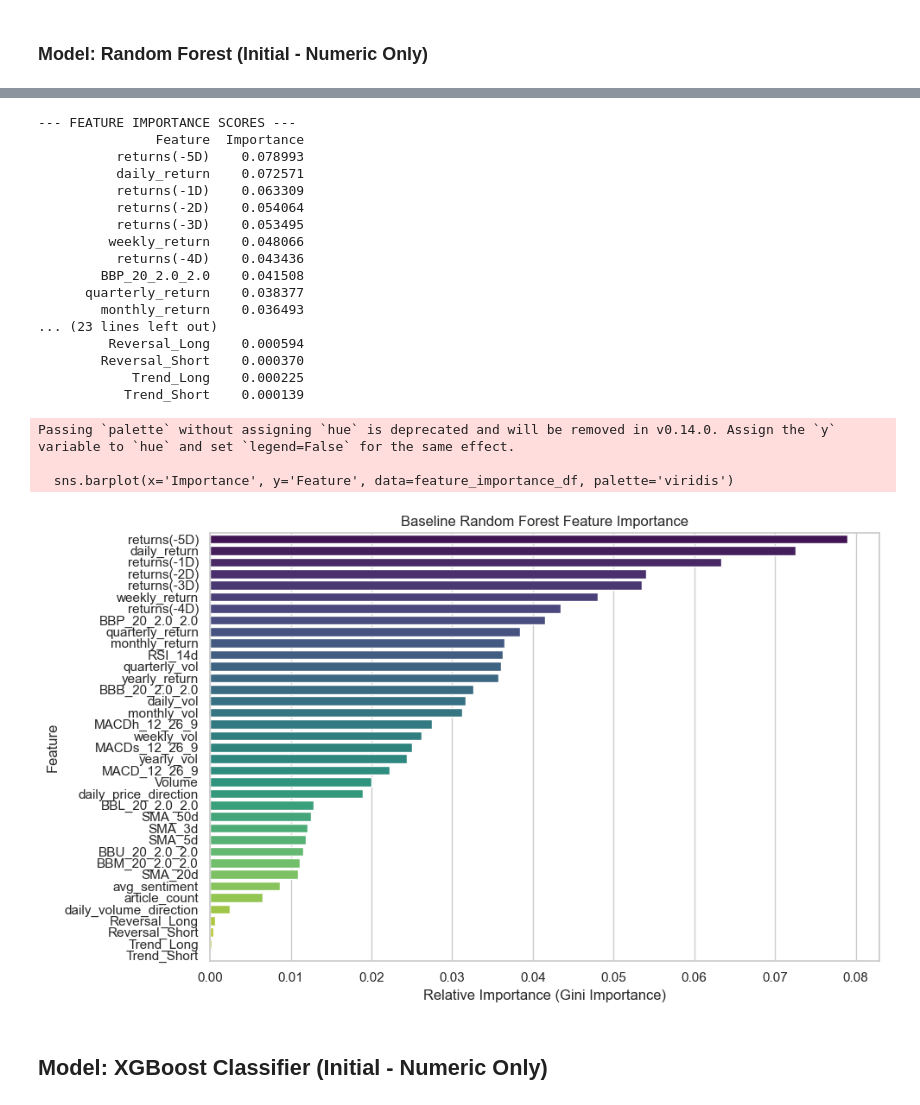
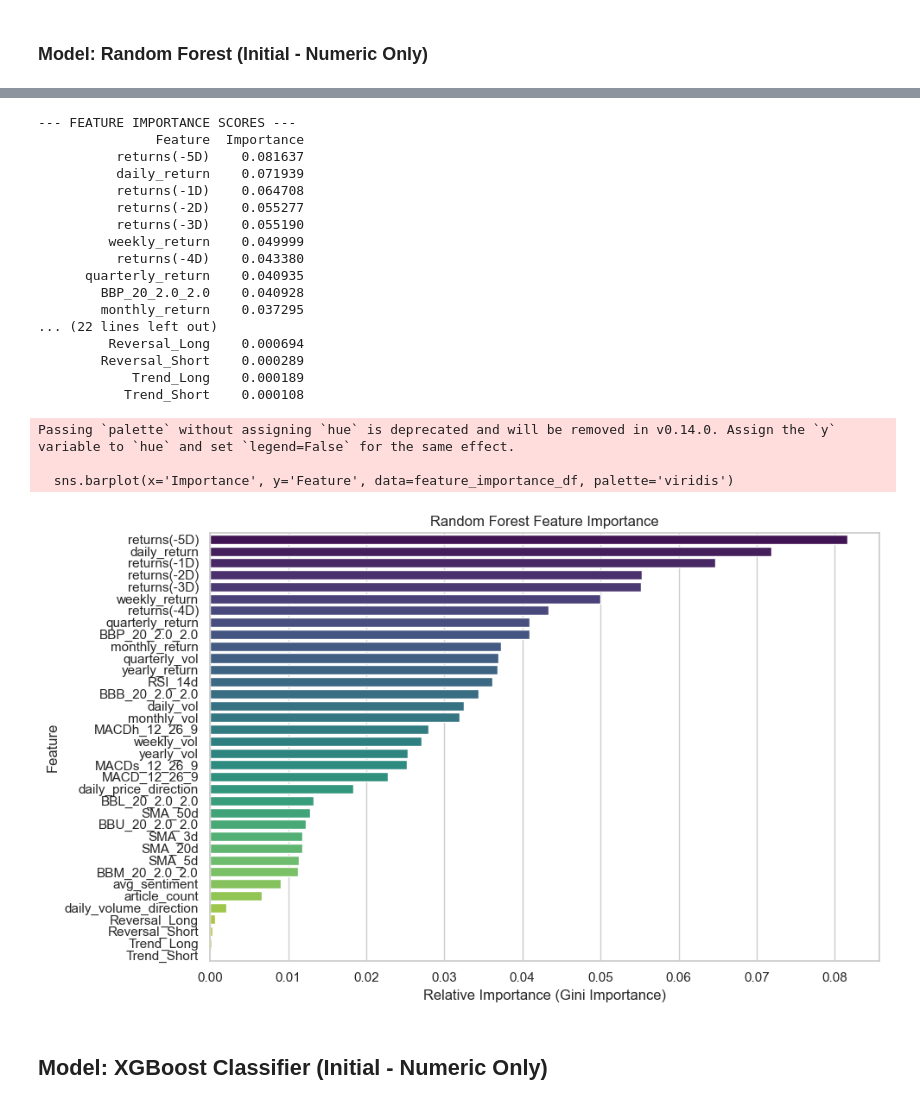
Before and after one commit to jplaceres/S-and-P-500-Stock-Price-Predictor, a Jupyter notebook: sp500_classification_ gdelt_features.ipynb, the cells around one changed output, grey strips where cells are left out. Saved outputs shown, nothing was run; the diff lists cells and outputs as text; code cells hidden in the pictures.

```diff
--- a/sp500_classification_ gdelt_features.ipynb
+++ b/sp500_classification_ gdelt_features.ipynb
@@ -814,39 +790,38 @@ True Positives (TP):  73678
 # Preparing parameters for cross-validation
 tscv = TimeSeriesSplit(n_splits=5)
 param_grid = {
-    'n_estimators': [100, 200],         # Number of trees
+    'n_estimators': [200],              # Number of trees
     'max_depth': [10, 20],              # Maximum depth to prevent overfitting
     'min_samples_leaf': [10, 50]        # Minimum samples in a leaf to ensure generalizable rules
 }
 
-# Initialize the Random Forest model
-# n_jobs=-1 ensures it uses all available processors to handle the large dataset
+# Initializing the Random Forest model
 rf_model = RandomForestClassifier(random_state=42, n_jobs=-1)
 
-# Set up GridSearchCV
+# Setting up GridSearchCV
 grid_search = GridSearchCV(
     estimator=rf_model,
     param_grid=param_grid,
     cv=tscv,
-    scoring='roc_auc',  # pick the best model based on AUC, not just raw accuracy
-    verbose=2,          # Prints progress updates as it trains
-    n_jobs=-1           # Runs parallel combinations if your CPU supports it
+    scoring='roc_auc',
+    verbose=2,
+    n_jobs=-1
 )
 
-# Run the Grid Search on the Training Data
+# Training the model using Grid Search
 print("Starting GridSearchCV... (Grab a coffee, this will take some time!)")
 grid_search.fit(X_train, y_train)
 
-# Extract the Best Parameters and the Best Model
+# Displaying the Best Parameters and the Best Model
 print("\n--- GRID SEARCH COMPLETE ---")
 print(f"Best Hyperparameters: {grid_search.best_params_}")
 print(f"Best Cross-Validation AUC: {grid_search.best_score_:.4f}")
 
 best_rf_model = grid_search.best_estimator_
 
-# Make predictions on the test set
+# Predicting on the test set
 print("\nMaking predictions on the test set...")
-y_pred = best_rf_model.predict(X_test)                  # Hard predictions (0 or 1)
-y_pred_proba = best_rf_model.predict_proba(X_test)[:, 1]  # Probabilities for class 1 ('Up')
+y_pred_rf = best_rf_model.predict(X_test)
+y_prob_rf = best_rf_model.predict_proba(X_test)[:, 1]
 # %% [output]
 Starting GridSearchCV... (Grab a coffee, this will take some time!)
@@ -906,49 +860,49 @@ Actual 1         9820       131030
 # %%
-# Extract the feature names and importances from best tuned model
+# Extracting the feature names and importances from best tuned model
 feature_names = best_rf_model.feature_names_in_
 importances = best_rf_model.feature_importances_
 
-# Create a DataFrame pairing the feature names with their importance scores
+# Creating a DataFrame pairing the feature names with their importance scores
 feature_importance_df = pd.DataFrame({
     'Feature': feature_names,
     'Importance': importances
 }).sort_values(by='Importance', ascending=False)
 
-# Display the exact numeric values
+# Displaying the exact numeric values
 print("--- FEATURE IMPORTANCE SCORES ---")
 print(feature_importance_df.to_string(index=False))
 
-# Create a horizontal bar chart for visualization
+# Creating a horizontal bar chart for visualization
 plt.figure(figsize=(10, 6))
 sns.barplot(x='Importance', y='Feature', data=feature_importance_df, palette='viridis')
 
-plt.title('Baseline Random Forest Feature Importance')
+plt.title('Random Forest Feature Importance')
 plt.xlabel('Relative Importance (Gini Importance)')
 plt.ylabel('Feature')
 plt.tight_layout()
 plt.show()
 # %% [output]
 --- FEATURE IMPORTANCE SCORES ---
                Feature  Importance
-          returns(-5D)    0.078993
-          daily_return    0.072571
-          returns(-1D)    0.063309
-          returns(-2D)    0.054064
-          returns(-3D)    0.053495
-         weekly_return    0.048066
-          returns(-4D)    0.043436
-        BBP_20_2.0_2.0    0.041508
-      quarterly_return    0.038377
-        monthly_return    0.036493
-... (23 lines left out)
-         Reversal_Long    0.000594
-        Reversal_Short    0.000370
-            Trend_Long    0.000225
-           Trend_Short    0.000139
+          returns(-5D)    0.081637
+          daily_return    0.071939
+          returns(-1D)    0.064708
+          returns(-2D)    0.055277
+          returns(-3D)    0.055190
+         weekly_return    0.049999
+          returns(-4D)    0.043380
+      quarterly_return    0.040935
+        BBP_20_2.0_2.0    0.040928
+        monthly_return    0.037295
+... (22 lines left out)
+         Reversal_Long    0.000694
+        Reversal_Short    0.000289
+            Trend_Long    0.000189
+           Trend_Short    0.000108
 Passing `palette` without assigning `hue` is deprecated and will be removed in v0.14.0. Assign the `y` variable to `hue` and set `legend=False` for the same effect.
 
   sns.barplot(x='Importance', y='Feature', data=feature_importance_df, palette='viridis')
-[figure, old version]
+[figure, new version]
 # %% [markdown]
 ## Model: XGBoost Classifier (Initial - Numeric Only)
 # %%
```
Also changed, not shown: parts of 61 cells of this notebook, 1 other file.
